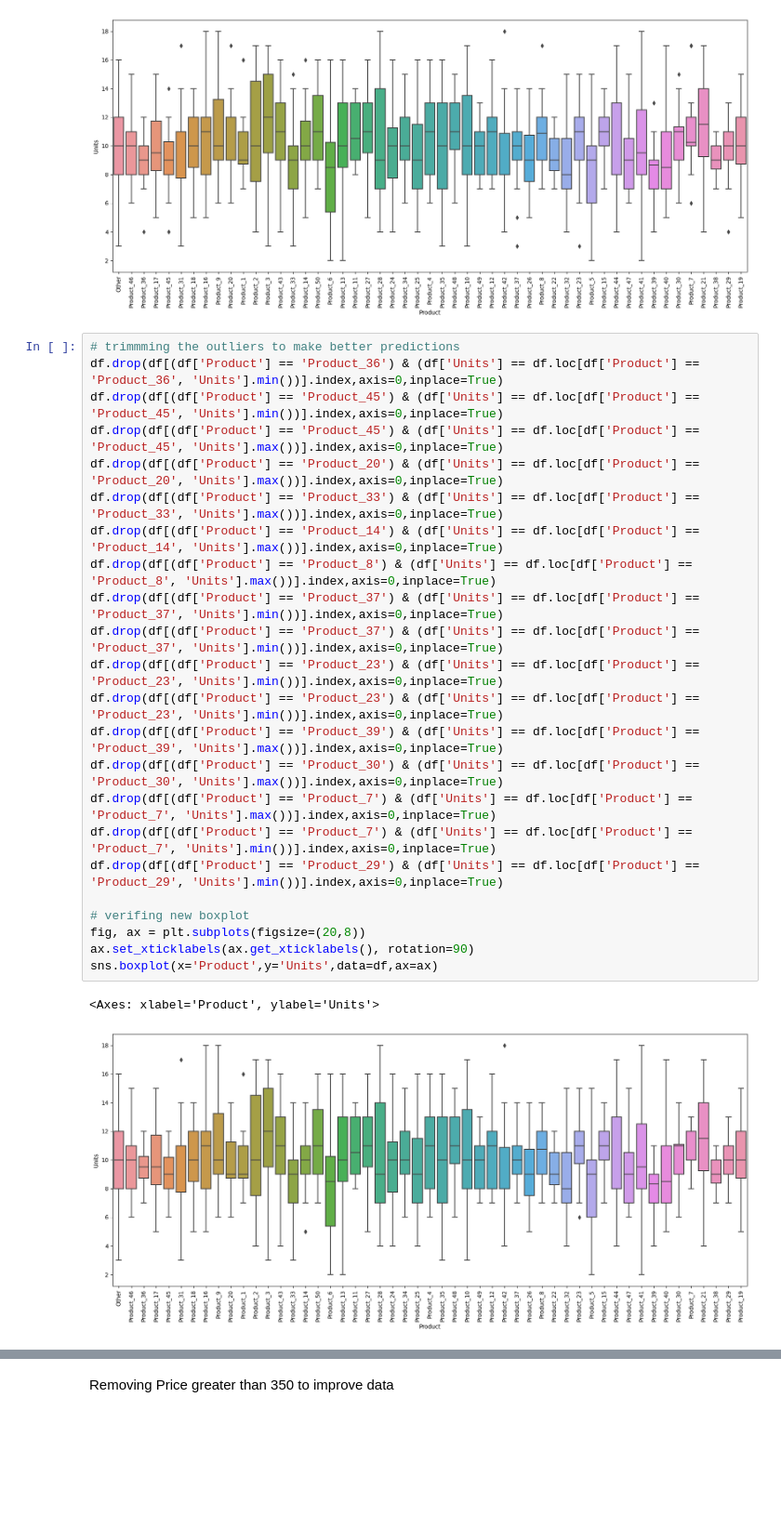
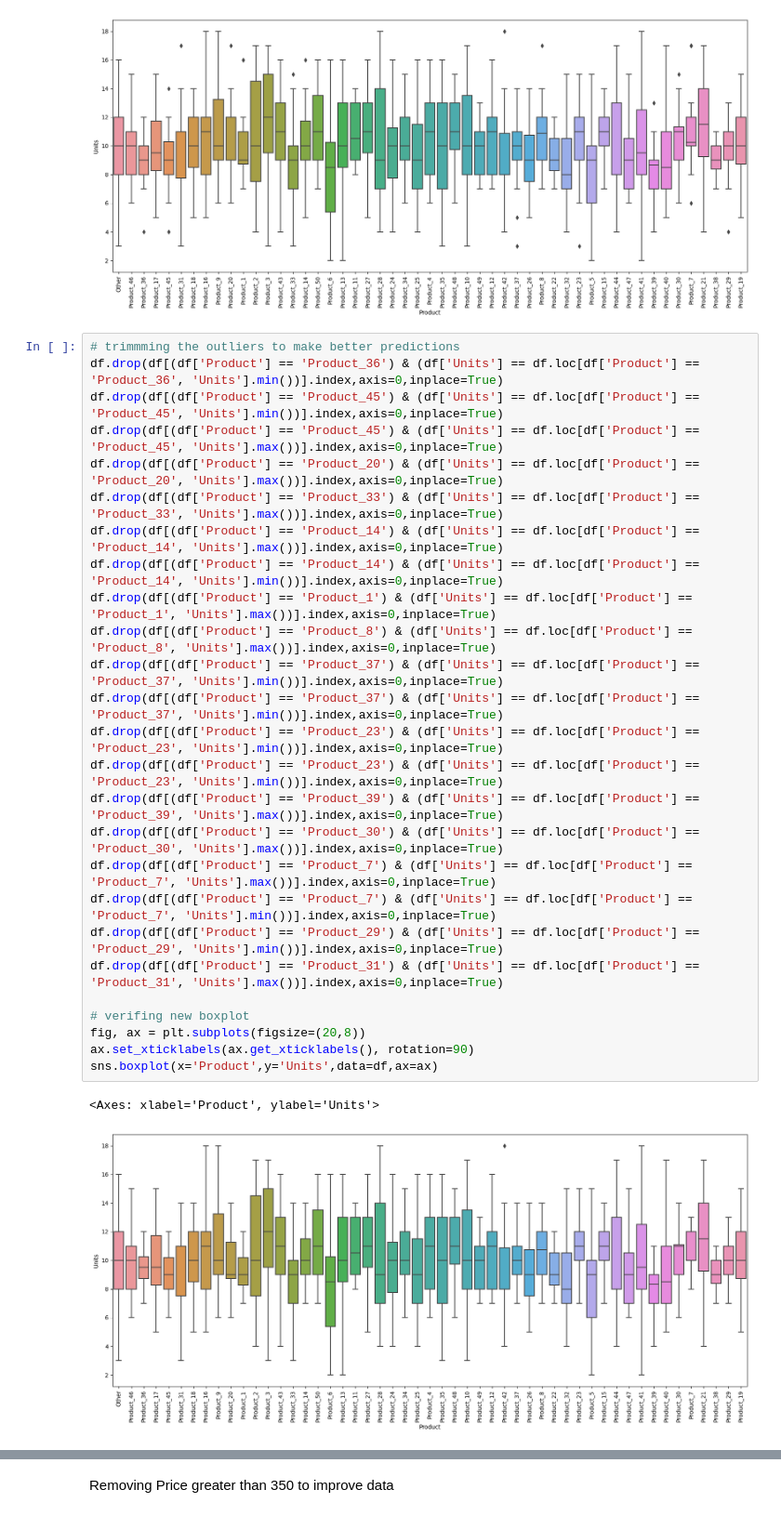
Before and after one commit to sriku2412/schulich_data_science, a Jupyter notebook: assignment_1.ipynb, the cells around one changed output, grey strips where cells are left out. Shown at 93% size. Drawn from its saved outputs; the diff is of its cells as text; blank space fills up the shorter version.

```diff
--- a/assignment_1.ipynb
+++ b/assignment_1.ipynb
@@ -211,29 +211,32 @@ sns.boxplot(x='Product',y='Units',data=df,ax=ax)
 # %%
 # trimmming the outliers to make better predictions
 df.drop(df[(df['Product'] == 'Product_36') & (df['Units'] == df.loc[df['Product'] == 'Product_36', 'Units'].min())].index,axis=0,inplace=True)
 df.drop(df[(df['Product'] == 'Product_45') & (df['Units'] == df.loc[df['Product'] == 'Product_45', 'Units'].min())].index,axis=0,inplace=True)
 df.drop(df[(df['Product'] == 'Product_45') & (df['Units'] == df.loc[df['Product'] == 'Product_45', 'Units'].max())].index,axis=0,inplace=True)
 df.drop(df[(df['Product'] == 'Product_20') & (df['Units'] == df.loc[df['Product'] == 'Product_20', 'Units'].max())].index,axis=0,inplace=True)
 df.drop(df[(df['Product'] == 'Product_33') & (df['Units'] == df.loc[df['Product'] == 'Product_33', 'Units'].max())].index,axis=0,inplace=True)
 df.drop(df[(df['Product'] == 'Product_14') & (df['Units'] == df.loc[df['Product'] == 'Product_14', 'Units'].max())].index,axis=0,inplace=True)
+df.drop(df[(df['Product'] == 'Product_14') & (df['Units'] == df.loc[df['Product'] == 'Product_14', 'Units'].min())].index,axis=0,inplace=True)
+df.drop(df[(df['Product'] == 'Product_1') & (df['Units'] == df.loc[df['Product'] == 'Product_1', 'Units'].max())].index,axis=0,inplace=True)
 df.drop(df[(df['Product'] == 'Product_8') & (df['Units'] == df.loc[df['Product'] == 'Product_8', 'Units'].max())].index,axis=0,inplace=True)
 df.drop(df[(df['Product'] == 'Product_37') & (df['Units'] == df.loc[df['Product'] == 'Product_37', 'Units'].min())].index,axis=0,inplace=True)
 df.drop(df[(df['Product'] == 'Product_37') & (df['Units'] == df.loc[df['Product'] == 'Product_37', 'Units'].min())].index,axis=0,inplace=True)
 df.drop(df[(df['Product'] == 'Product_23') & (df['Units'] == df.loc[df['Product'] == 'Product_23', 'Units'].min())].index,axis=0,inplace=True)
 df.drop(df[(df['Product'] == 'Product_23') & (df['Units'] == df.loc[df['Product'] == 'Product_23', 'Units'].min())].index,axis=0,inplace=True)
 df.drop(df[(df['Product'] == 'Product_39') & (df['Units'] == df.loc[df['Product'] == 'Product_39', 'Units'].max())].index,axis=0,inplace=True)
 df.drop(df[(df['Product'] == 'Product_30') & (df['Units'] == df.loc[df['Product'] == 'Product_30', 'Units'].max())].index,axis=0,inplace=True)
 df.drop(df[(df['Product'] == 'Product_7') & (df['Units'] == df.loc[df['Product'] == 'Product_7', 'Units'].max())].index,axis=0,inplace=True)
 df.drop(df[(df['Product'] == 'Product_7') & (df['Units'] == df.loc[df['Product'] == 'Product_7', 'Units'].min())].index,axis=0,inplace=True)
 df.drop(df[(df['Product'] == 'Product_29') & (df['Units'] == df.loc[df['Product'] == 'Product_29', 'Units'].min())].index,axis=0,inplace=True)
+df.drop(df[(df['Product'] == 'Product_31') & (df['Units'] == df.loc[df['Product'] == 'Product_31', 'Units'].max())].index,axis=0,inplace=True)
 
 # verifing new boxplot
 fig, ax = plt.subplots(figsize=(20,8))
 ax.set_xticklabels(ax.get_xticklabels(), rotation=90)
 sns.boxplot(x='Product',y='Units',data=df,ax=ax)
 # %% [output]
 <Axes: xlabel='Product', ylabel='Units'>
-[figure, old version]
+[figure, new version]
 # %%
 df.describe(include='all')
 # %% [output]
```
Also changed, not shown: parts of 56 cells of this notebook.
